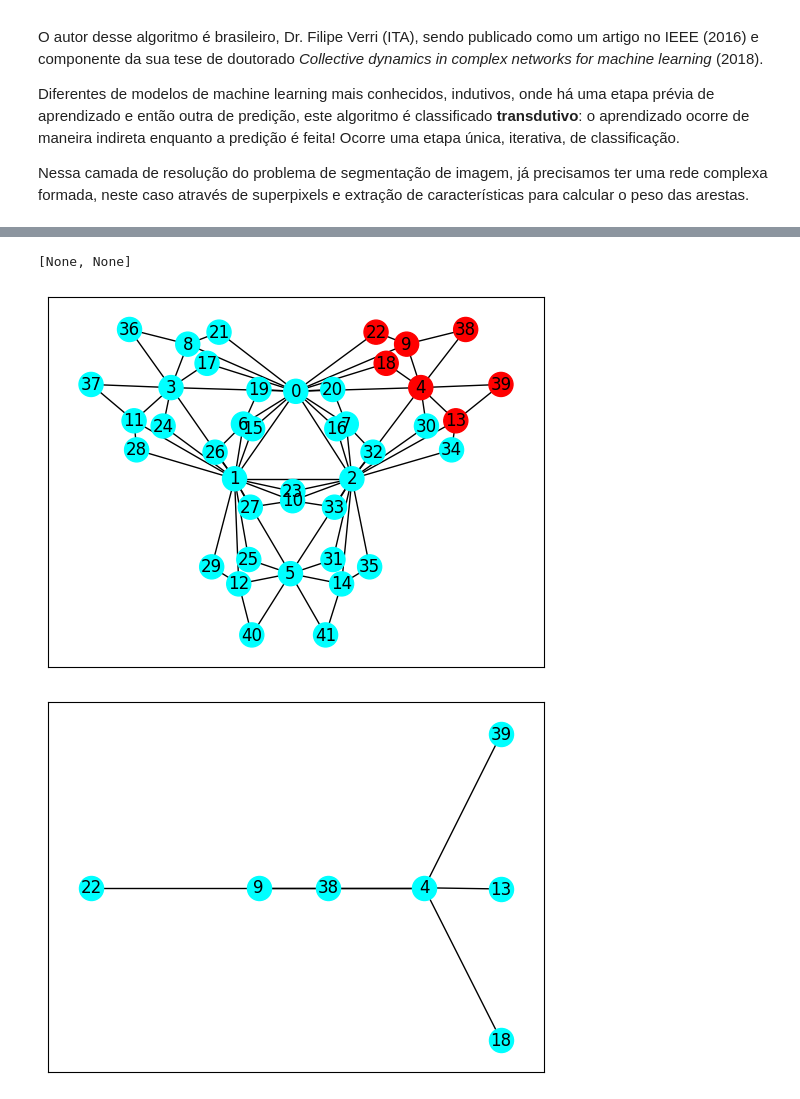
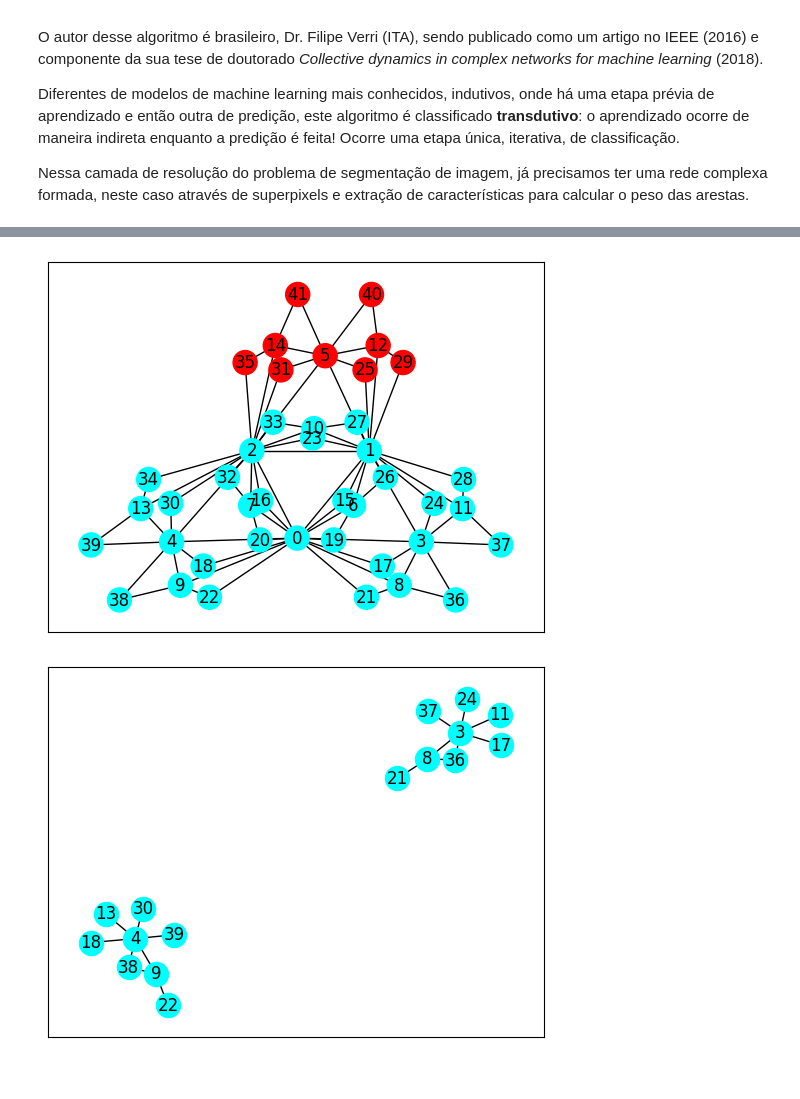
Before and after one commit to ryukinix/egsis, a Jupyter notebook: notebooks/labeled_component_unfolding.ipynb, the cells around one changed output, grey strips where cells are left out. Cells and saved outputs as stored; diff of their text form; code cells hidden in the pictures.

```diff
--- a/notebooks/labeled_component_unfolding.ipynb
+++ b/notebooks/labeled_component_unfolding.ipynb
@@ -16,23 +18,27 @@ from egsis import LCU
 # %%
-import random
-import networkx as nx
 
 G = nx.dorogovtsev_goltsev_mendes_graph(4)
 node_mark_red = [0, 5, 3, 4]
 labels = {
-    0: 2,
-    5: 2,
-    3: 1,
-    4: 1,
-    30: 1,
-    21: 1,
-    16: 1,
-    35: 2,
-    29: 2,
-    33: 2,
-    31: 2,
-    10: 2,
-    27: 2
+    # 1: 2,
+    # 2: 2,
+    # 0: 1,
+    # 5: 2,
+    # 3: 1,
+    # 4: 1,
+    # 30: 1,
+    # 21: 1,
+    # 16: 1,
+    # 35: 2,
+    # 29: 2,
+    # 33: 2,
+    # 31: 2,
+    # 10: 2,
+    # 27: 2
+    41: 2,
+    40: 2,
+    38: 1,
+    36: 1
 }
 class_by_color = {
     1: "#00ffff", # cyan
@@ -53,5 +59,5 @@ nx.draw_networkx(G, node_color=color_map, pos=nx.spectral_layout(G))
 # %%
-lcu = LCU(n_classes=2)
+lcu = LCU(n_classes=2, max_iter=3)
 sub_networks = lcu.fit_predict(G)
 [g.remove_nodes_from(list(nx.isolates(g))) for g in sub_networks]
 # %% [output]
@@ -75,22 +81,19 @@ sub_networks = lcu.fit_predict(G)
 [None, None]
-# %%
-[g.remove_nodes_from(list(nx.isolates(g))) for g in sub_networks]
-# %% [output]
-[None, None]
 # %%
-Gn = nx.compose(sub_networks[0], sub_networks[1])
 labels = {}
 for label in [1, 2]:
     for node in sub_networks[label - 1].nodes:
             labels[node] = label
 
-color_map = [class_by_color[labels[node]] for node in Gn.nodes]
+color_map = [class_by_color.get(labels.get(node), default)
+             for node in G.nodes]
 
-nx.draw_networkx(Gn, node_color=color_map, pos=nx.spectral_layout(Gn))
+nx.draw_networkx(G, node_color=color_map,  pos=nx.spectral_layout(G))
 # %% [output]
-[figure, old version]
+[figure, new version]
 # %%
-g = sub_networks[1]
-nx.draw_networkx(g, node_color=class_by_color[1], pos=nx.spectral_layout(g))
+sub_id = 0
+g = sub_networks[sub_id]
+nx.draw_networkx(g, node_color=class_by_color[sub_id+1])
 # %% [output]
-[figure, old version]
+[figure, new version]
```
Also changed, not shown: parts of 8 cells of this notebook, 1 other file.
